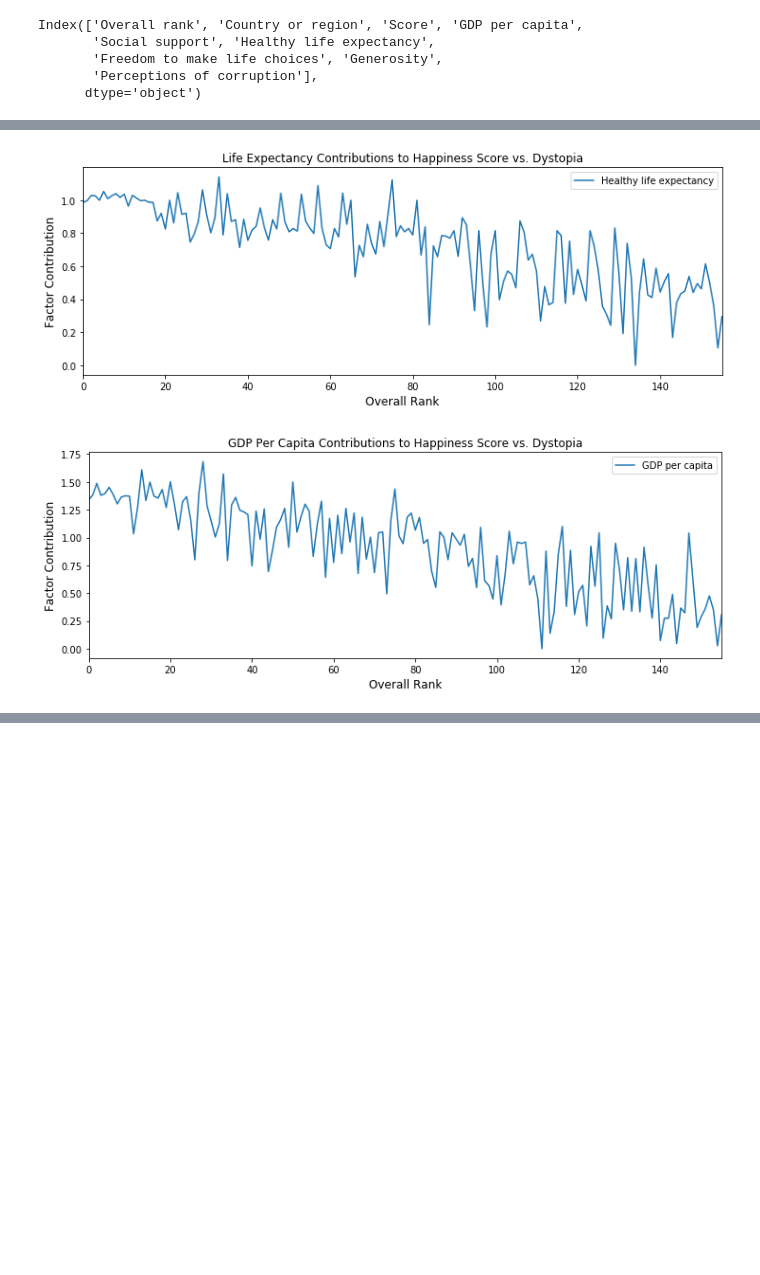
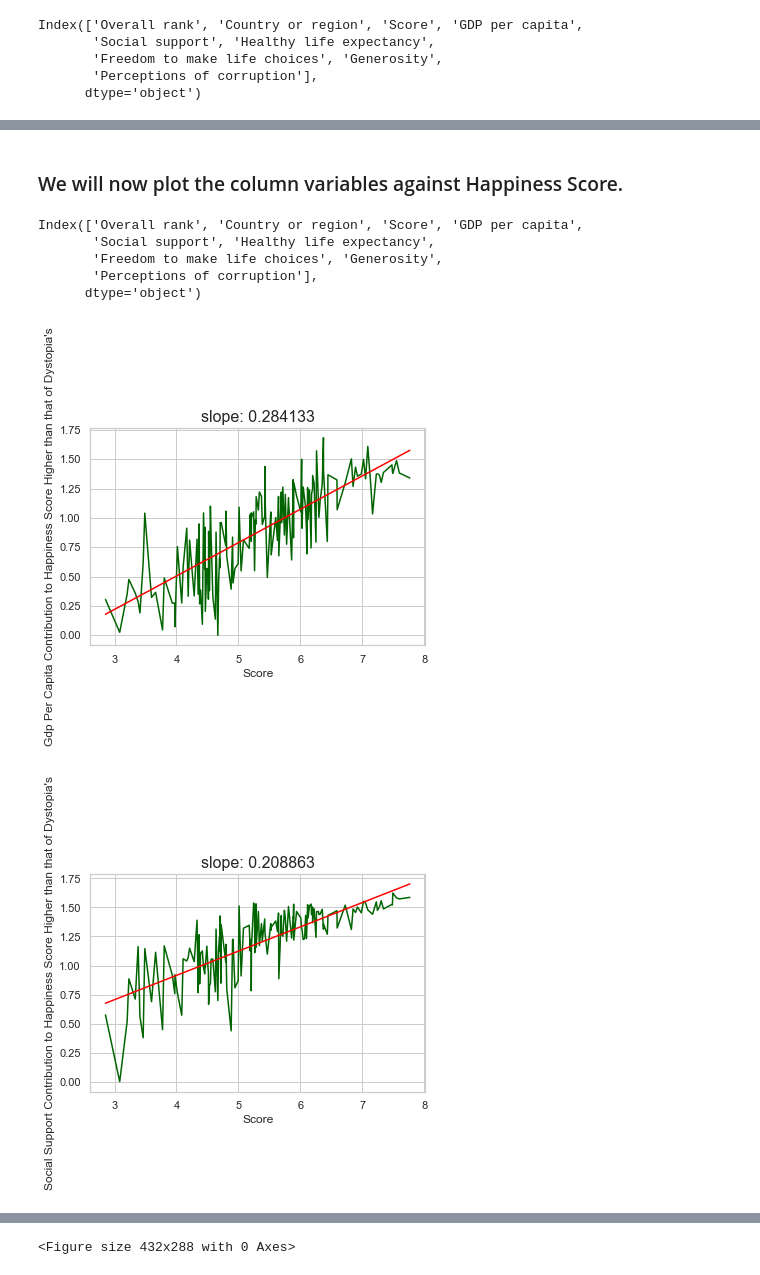
Before and after one commit to chapmal1/project1, a Jupyter notebook: project1.ipynb, the cells around one changed output, grey strips where cells are left out. Cells and saved outputs as stored; diff of their text form; code cells hidden in the pictures; blank space fills up the shorter version.

```diff
--- a/project1.ipynb
+++ b/project1.ipynb
@@ -75,23 +77,31 @@ data.describe()
 | 50% | 78.500000 | 5.379500 | 0.960000 | 1.271500 | 0.789000 | 0.417000 | ... |
 | 75% | 117.250000 | 6.184500 | 1.232500 | 1.452500 | 0.881750 | 0.507250 | ... |
 | max | 156.000000 | 7.769000 | 1.684000 | 1.624000 | 1.141000 | 0.631000 | ... |
-# %%
-# Graphing the Life Expectancy contributions to Happiness Score (factored against Dystopia)
-# since the dataset is already in order of overall rank and happiness score, we don't need to set an index
-data1=data['Healthy life expectancy']
-ax = data1.plot(title='Life Expectancy Contributions to Happiness Score vs. Dystopia', legend=True, figsize=(12,4))
-ax.set_xlabel('Overall Rank', fontsize=12)
-ax.set_ylabel('Factor Contribution', fontsize=12)
-plt.show()
-# %% [output]
-[figure, removed]
-# %%
-# Graphing the GDP per capita contributions to Happiness Score (factored against Dystopia)
-# since the dataset is already in order of overall rank and happiness score, we don't need to set an index
-data1=data['GDP per capita']
-ax = data1.plot(title='GDP Per Capita Contributions to Happiness Score vs. Dystopia', legend=True, figsize=(12,4))
-ax.set_xlabel('Overall Rank', fontsize=12)
-ax.set_ylabel('Factor Contribution', fontsize=12)
-plt.show()
-# %% [output]
-[figure, removed]
+# %% [markdown]
+### We will now plot the column variables against Happiness Score.
+# %%
+from matplotlib import pyplot as plt
+from numpy.polynomial.polynomial import polyfit
+
+columns = data.columns
+print(columns)
+x = data['Score']
+
+for i in columns[3:]:
+    plt.plot(x, data[i], color='darkgreen')
+    plt.xlabel('Score')
+    plt.ylabel(f"{i.title()} Contribution to Happiness Score Higher than that of Dystopia's")
+    m, b = np.polyfit(x, data[i], 1)
+    plt.plot(x, m*x + b, color='red')
+    plt.title("slope: %f" % m, fontsize=16)
+    plt.show()
+
+plt.tight_layout()
+# %% [output]
+Index(['Overall rank', 'Country or region', 'Score', 'GDP per capita',
+       'Social support', 'Healthy life expectancy',
+       'Freedom to make life choices', 'Generosity',
+       'Perceptions of corruption'],
+      dtype='object')
+[figure, added]
+[figure, added]
@@ -97,0 +112 @@ plt.show()
+<Figure size 432x288 with 0 Axes>
```
Also changed, not shown: parts of 16 cells of this notebook, 2 other files.
